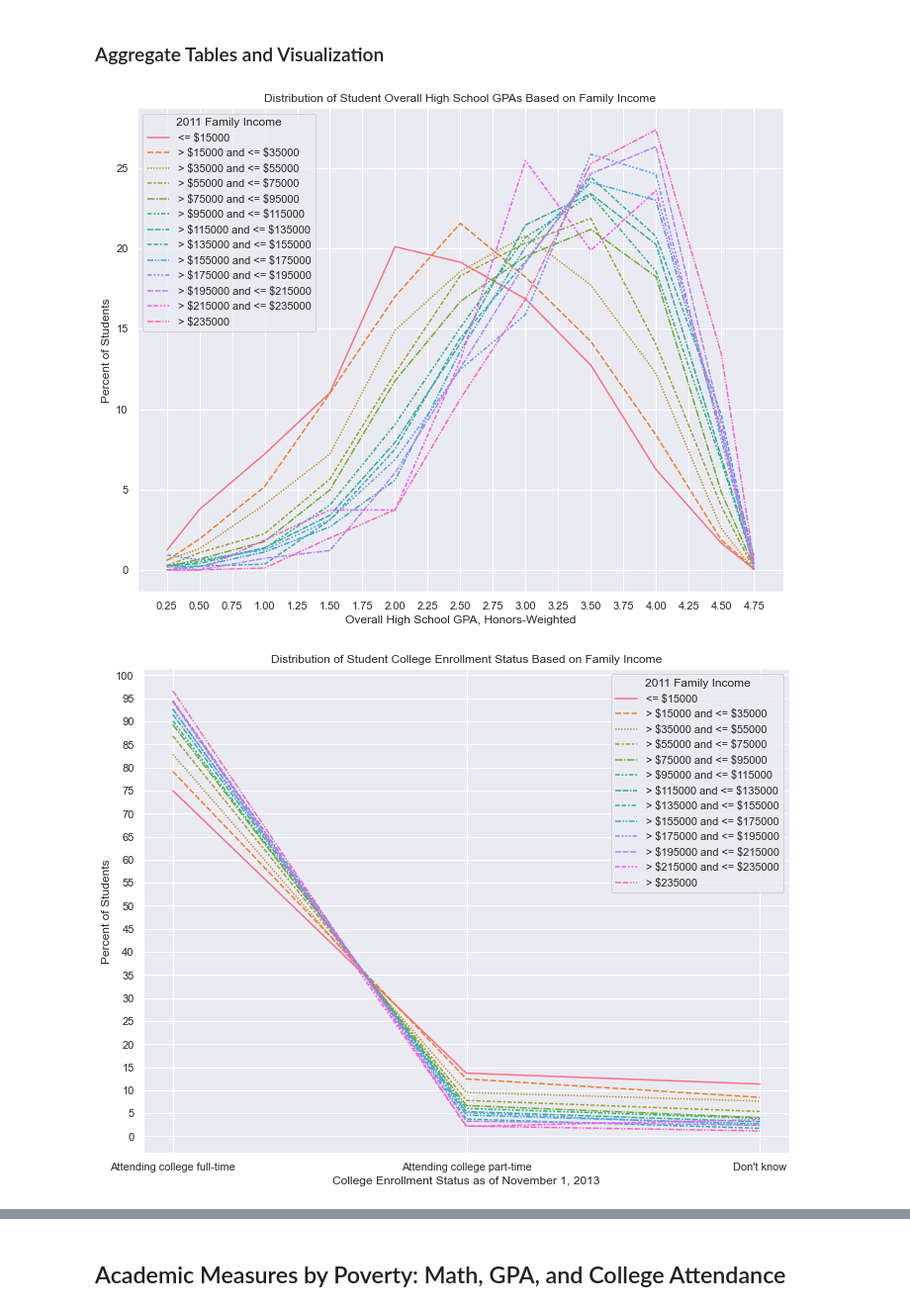
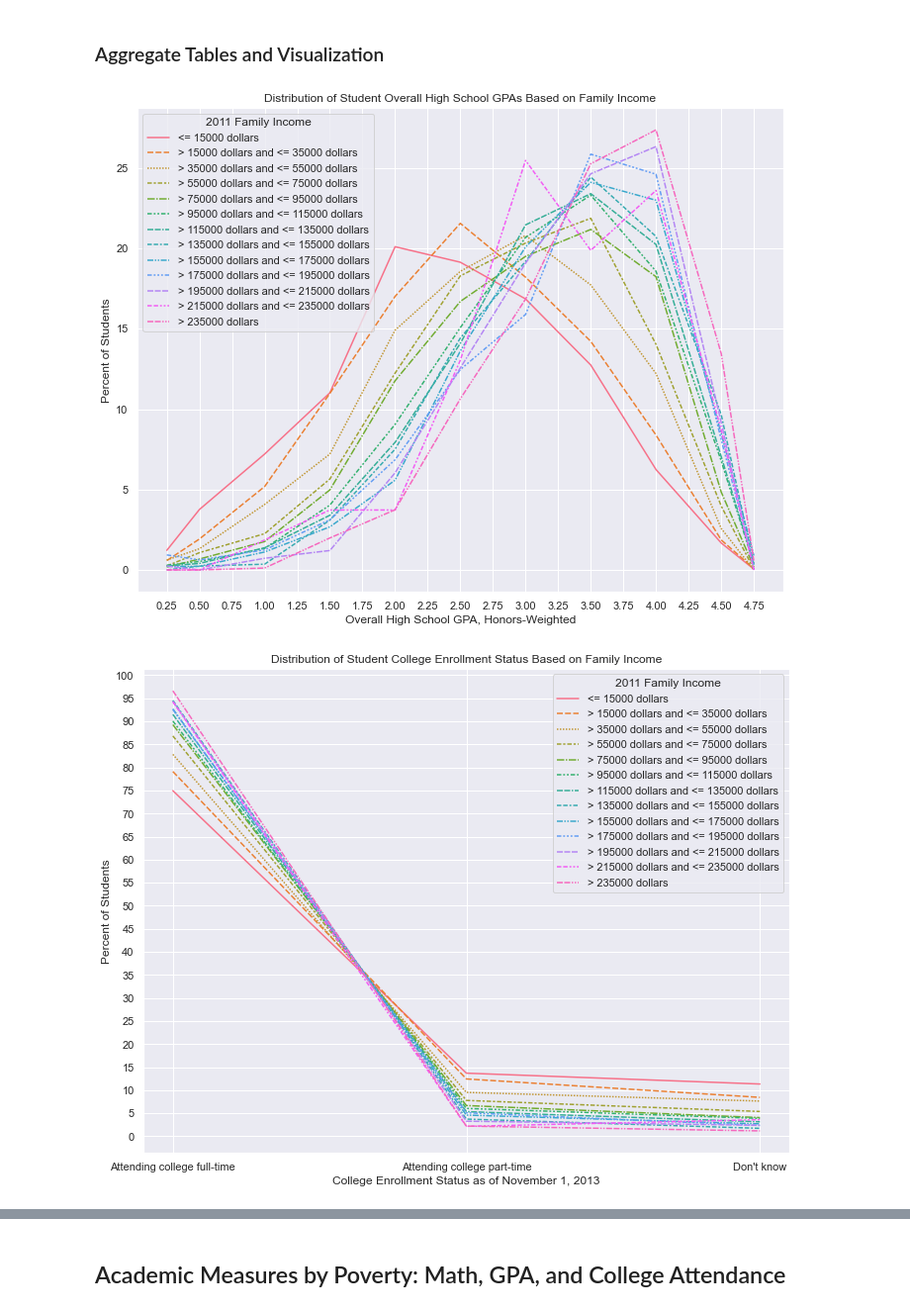
Before and after one commit to adamzuyang/Ursatech-Adam, a Jupyter notebook: HSLS Data Analysis, Academic Performance as Related to Family Income, Poverty, and Race.ipynb, the cells around one changed output, grey strips where cells are left out. Shown at 99% size. Drawn from its saved outputs; the diff is of its cells as text; code cells hidden in the pictures.

```diff
--- a/HSLS Data Analysis, Academic Performance as Related to Family Income, Poverty, and Race.ipynb
+++ b/HSLS Data Analysis, Academic Performance as Related to Family Income, Poverty, and Race.ipynb
@@ -46,3 +46,18 @@ warnings.filterwarnings('ignore')
 
 sns.set(rc={'figure.figsize':(11.7, 8.27)})
 sns.set_context("paper", font_scale=2)
+
+# For relabeling tables later
+income_labels = ["<= 15000 dollars"] + ["> " + str(i * 20000 + 15000) + " dollars and <= " + str(i * 20000 + 35000) + " dollars" for i in range(0, 11)] + ["> 235000 dollars"]
+
+# Get rid of margins around graphs
+plt.subplots_adjust(top = 1, bottom = 0, right = 1, left = 0,
+            hspace = 0, wspace = 0)
+
+bracket_table = pd.DataFrame()
+bracket_table['Income Bracket'] = [""] + ["Income Bracket " + str(i) for i in range(1, 14)]
+bracket_table['Dollar Values'] = [""] + income_labels
+bracket_table = bracket_table.drop(bracket_table.index[0])
+bracket_table = bracket_table.style.set_caption('High School Longitudinal Study Income Brackets')
+#dfi.export(bracket_table, 'tables/HSLS_Income_Brackets.png')
+bracket_table
@@ -574,8 +606,6 @@ Mathematics Theta Score Statistics Based on Poverty Level
 # %% [markdown]
 ### Aggregate Tables and Visualization
 # %%
-income_labels = ["<= \$15000"] + ["> \$" + str(i * 20000 + 15000) + " and <= \$" + str(i * 20000 + 35000) for i in range(0, 11)] + ["> \$235000"]
-
 sns.set(rc={'figure.figsize':(11.7, 9)})
 
 
@@ -598,7 +628,7 @@ income_gpas_graph.xaxis.set_major_locator(ticker.MultipleLocator(0.25))
 for t, l in zip(income_gpas_graph.legend().texts, income_labels):
     t.set_text(l)
 income_gpas_graph.get_legend().set_title("2011 Family Income")
-income_gpas_graph.get_figure().savefig("graphs/Income_GPA_LinePlot.png", dpi=400)
+income_gpas_graph.get_figure().savefig("graphs/Income_GPA_LinePlot.png", dpi=400, bbox_inches = 'tight')
 
 
 # Graph colleges
@@ -621,34 +651,34 @@ income_colleges_graph.xaxis.set_major_locator(ticker.MultipleLocator(1))
 income_colleges_graph.set_xticklabels(['', 'Attending college full-time', 'Attending college part-time', "Don't know"])
 income_colleges_graph.yaxis.set_major_locator(ticker.MultipleLocator(5))
 income_colleges_graph.legend().set_title("Income Brackets")
 for t, l in zip(income_colleges_graph.legend().texts, income_labels):
     t.set_text(l)
 income_colleges_graph.get_legend().set_title("2011 Family Income")
-income_colleges_graph.get_figure().savefig("graphs/Income_College_LinePlot.png", dpi=400)
+income_colleges_graph.get_figure().savefig("graphs/Income_College_LinePlot.png", dpi=400, bbox_inches = 'tight')
 
 
 # Graph math quintiles
 income_math_quints_array = [income1_quint, income2_quint, income3_quint, income4_quint, income5_quint,
                           income6_quint, income7_quint, income8_quint, income9_quint, income10_quint,
                           income11_quint, income12_quint, income13_quint]
 
 income_math_quints = pd.DataFrame()
 for i in range(len(income_math_quints_array)):
     income_math_quints['INCOME BRACKET ' + str(i + 1)] = income_math_quints_array[i]['X2TXMQUINT']
     income_math_quints['INCOME BRACKET ' + str(i + 1) + ' PERCENT'] = income_math_quints_array[i]['PERCENT']
 
 income_math_quints_percent = income_math_quints.filter(regex='PERCENT', axis=1)
 plt.figure()
 income_math_quints_graph = sns.lineplot(data=income_math_quints_percent)
 income_math_quints_graph.set(xlabel='Mathematics Quintile', ylabel='Percent of Students')
 income_math_quints_graph.set_title('Distribution of Students in Mathematics Quintiles Based on Family Income')
 income_math_quints_graph.xaxis.set_major_locator(ticker.MultipleLocator(1))
 income_math_quints_graph.yaxis.set_major_locator(ticker.MultipleLocator(5))
 income_math_quints_graph.legend().set_title("Income Brackets")
 for t, l in zip(income_math_quints_graph.legend().texts, income_labels):
     t.set_text(l)
 income_math_quints_graph.get_legend().set_title("2011 Family Income")
-income_math_quints_graph.get_figure().savefig("graphs/Income_MathQuints_LinePlot.png", dpi=400)
+income_math_quints_graph.get_figure().savefig("graphs/Income_MathQuints_LinePlot.png", dpi=400, bbox_inches = 'tight')
 # %% [output]
-[figure, old version]
+[figure, new version]
-[figure, old version]
+[figure, new version]
```
Also changed, not shown: parts of 8 cells of this notebook, 42 other files.
